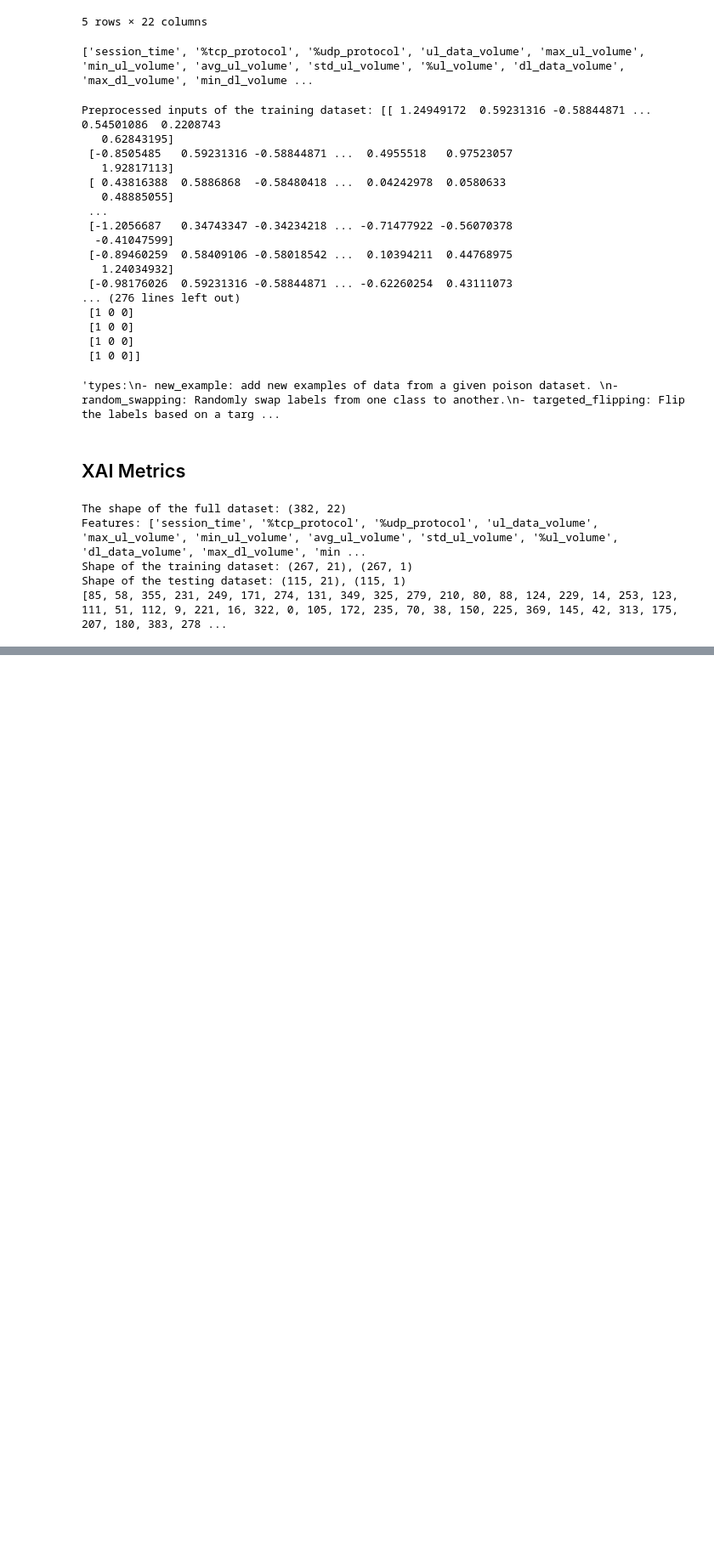
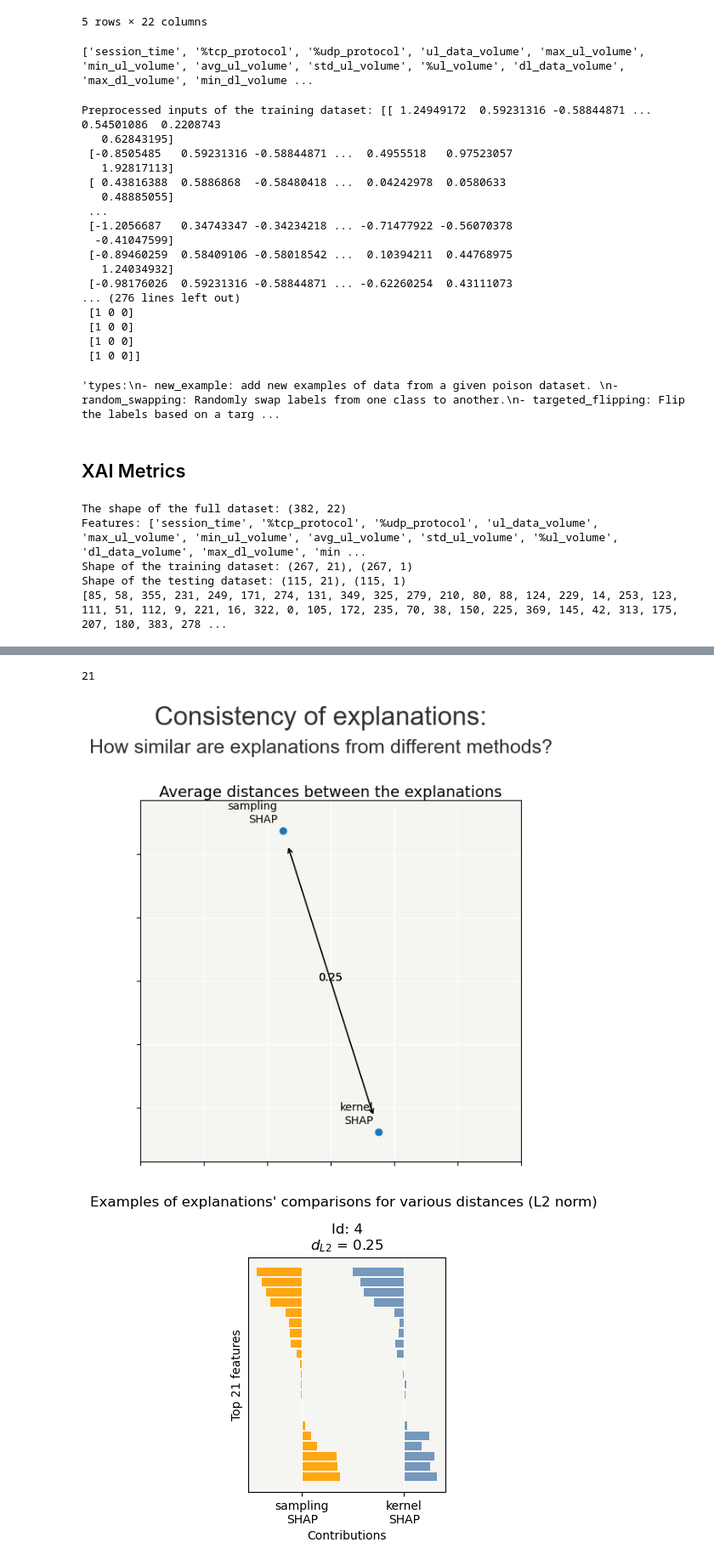
Before and after one commit to sandeepaamcp/activity-classification, a Jupyter notebook: xai/poisoning-and-inference-attacks/allinone-xai-metrics-eval-2.ipynb, the cells around one changed output, grey strips where cells are left out. Shown at 85% size. Saved outputs shown, nothing was run; the diff lists cells and outputs as text; code cells hidden in the pictures; blank space fills up the shorter version.

```diff
--- a/xai/poisoning-and-inference-attacks/allinone-xai-metrics-eval-2.ipynb
+++ b/xai/poisoning-and-inference-attacks/allinone-xai-metrics-eval-2.ipynb
@@ -690,0 +583,28 @@ Accuracy: 78.64077669902913%
+# %%
+import shap
+
+treeSHAP = shap.TreeExplainer(model_poison).shap_values(X_train_w_or_n[:20], check_additivity=False)[1]
+samplingSHAP = shap.SamplingExplainer(model_poison.predict_proba, shap.kmeans(X_train[:20], 5)).shap_values(X_train, check_additivity=False)[1]
+kernelSHAP = shap.KernelExplainer(model_poison.predict_proba, shap.kmeans(X_train[:20], 5)).shap_values(X_train, check_additivity=False)[1]
+# %%
+len(full_dataset.columns[:-1])
+# %% [output]
+21
+# %%
+treeSHAP = pd.DataFrame(treeSHAP, columns=full_dataset.columns[:-1])
+samplingSHAP = pd.DataFrame(samplingSHAP, columns=full_dataset.columns[:-1])
+kernelSHAP = pd.DataFrame(kernelSHAP, columns=full_dataset.columns[:-1])
+# %%
+# The format must be a dictionary where keys are methods names and values are pandas DataFrames: be careful to have dataframes with same shape, index and column names
+contributions = { "sampling\nSHAP": samplingSHAP, "kernel\nSHAP":kernelSHAP}
+# contributions = {"tree\nSHAP": treeSHAP, "sampling\nSHAP": samplingSHAP, "kernel\nSHAP":kernelSHAP}
+
+index = [45, 36, 12, 17, 29]
+cns = Consistency()
+cns.compile(contributions=contributions,
+            x=X_train #Optionnal, needed to display pairwise_consistency_plot
+           )
+cns.consistency_plot(selection=index, max_features=21)
+# %% [output]
+[figure, added]
+[figure, added]
```
Also changed, not shown: parts of 15 cells of this notebook.
